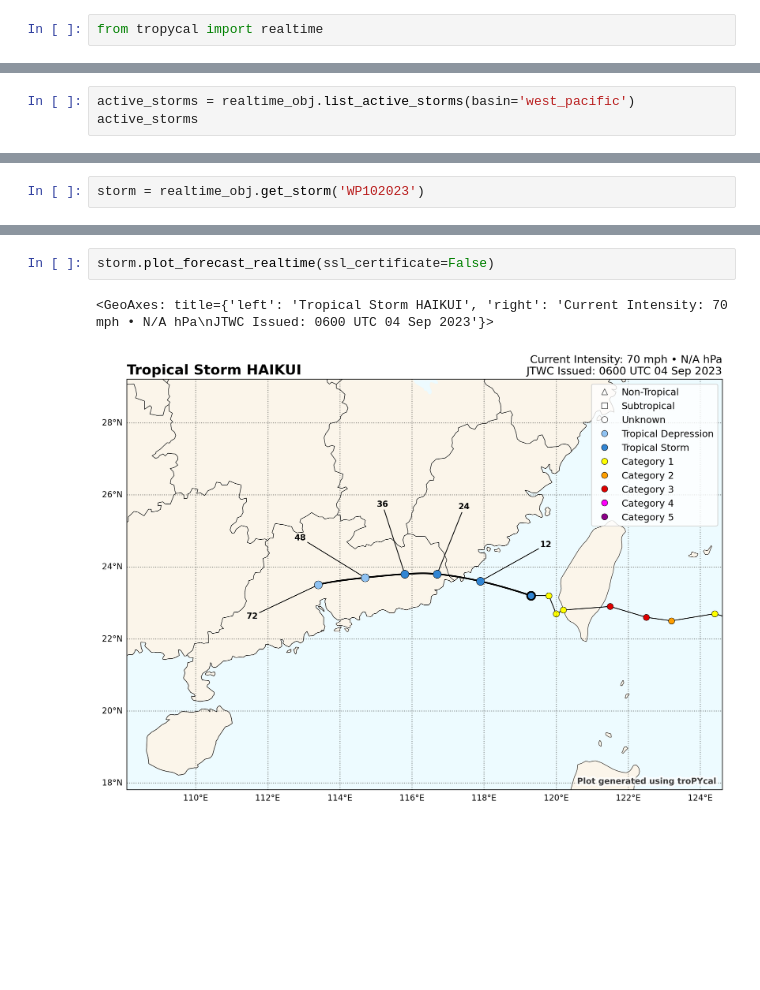
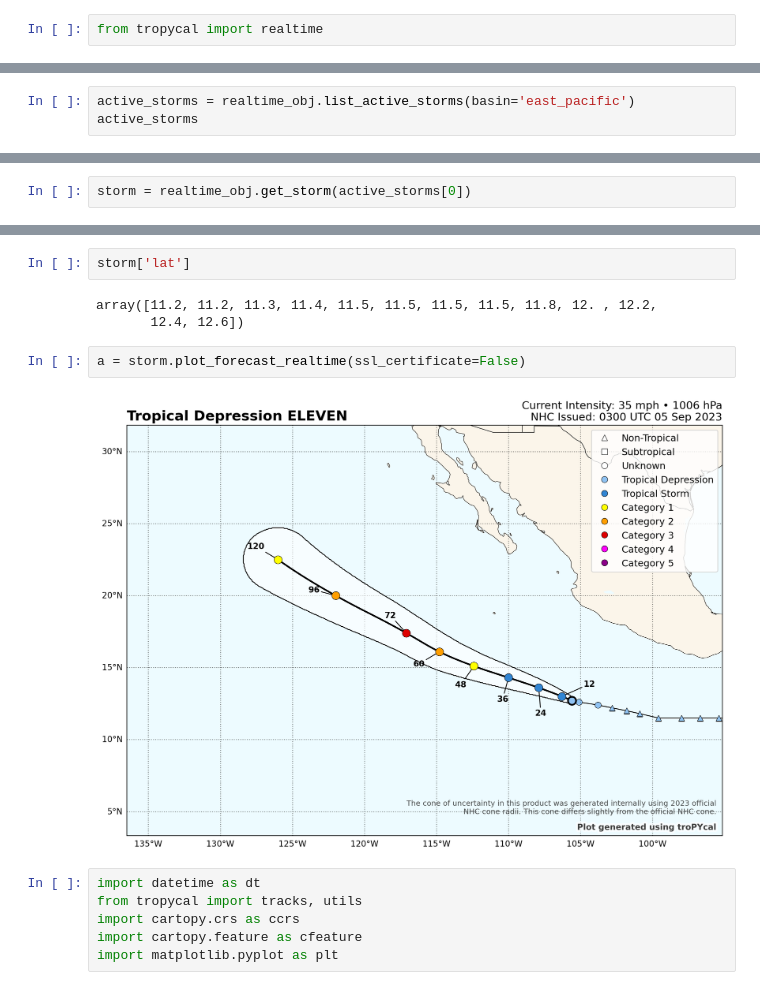
Before and after one commit to ddxv/storm-tracker, a Jupyter notebook: Storm Tracking with Tropycal.ipynb, the cells around one changed output, grey strips where cells are left out. Drawn from its saved outputs; the diff is of its cells as text; blank space fills up the shorter version.

```diff
--- a/Storm Tracking with Tropycal.ipynb
+++ b/Storm Tracking with Tropycal.ipynb
@@ -8,4 +8,4 @@ realtime_obj = realtime.Realtime(jtwc=True, jtwc_source='ucar')
 # %%
-active_storms = realtime_obj.list_active_storms(basin='west_pacific')
+active_storms = realtime_obj.list_active_storms(basin='east_pacific')
 active_storms
 # %% [output]
@@ -26,3 +27,3 @@ Possible issue encountered when converting Shape #2 to GeoJSON: Shapefile format
 # %%
-storm = realtime_obj.get_storm('WP102023')
+storm = realtime_obj.get_storm(active_storms[0])
 # %%
@@ -45,5 +47,15 @@ storm.get_forecast_realtime(ssl_certificate=False)
+# %%
+storm['lat']
+# %% [output]
+array([11.2, 11.2, 11.3, 11.4, 11.5, 11.5, 11.5, 11.5, 11.8, 12. , 12.2,
+       12.4, 12.6])
 # %%
-storm.plot_forecast_realtime(ssl_certificate=False)
+a = storm.plot_forecast_realtime(ssl_certificate=False)
 # %% [output]
-<GeoAxes: title={'left': 'Tropical Storm HAIKUI', 'right': 'Current Intensity: 70 mph • N/A hPa\nJTWC Issued: 0600 UTC 04 Sep 2023'}>
-[figure, old version]
+[figure, new version]
+# %%
+import datetime as dt
+from tropycal import tracks, utils
+import cartopy.crs as ccrs
+import cartopy.feature as cfeature
+import matplotlib.pyplot as plt
```
Also changed, not shown: parts of 11 cells of this notebook, 4 other files.
